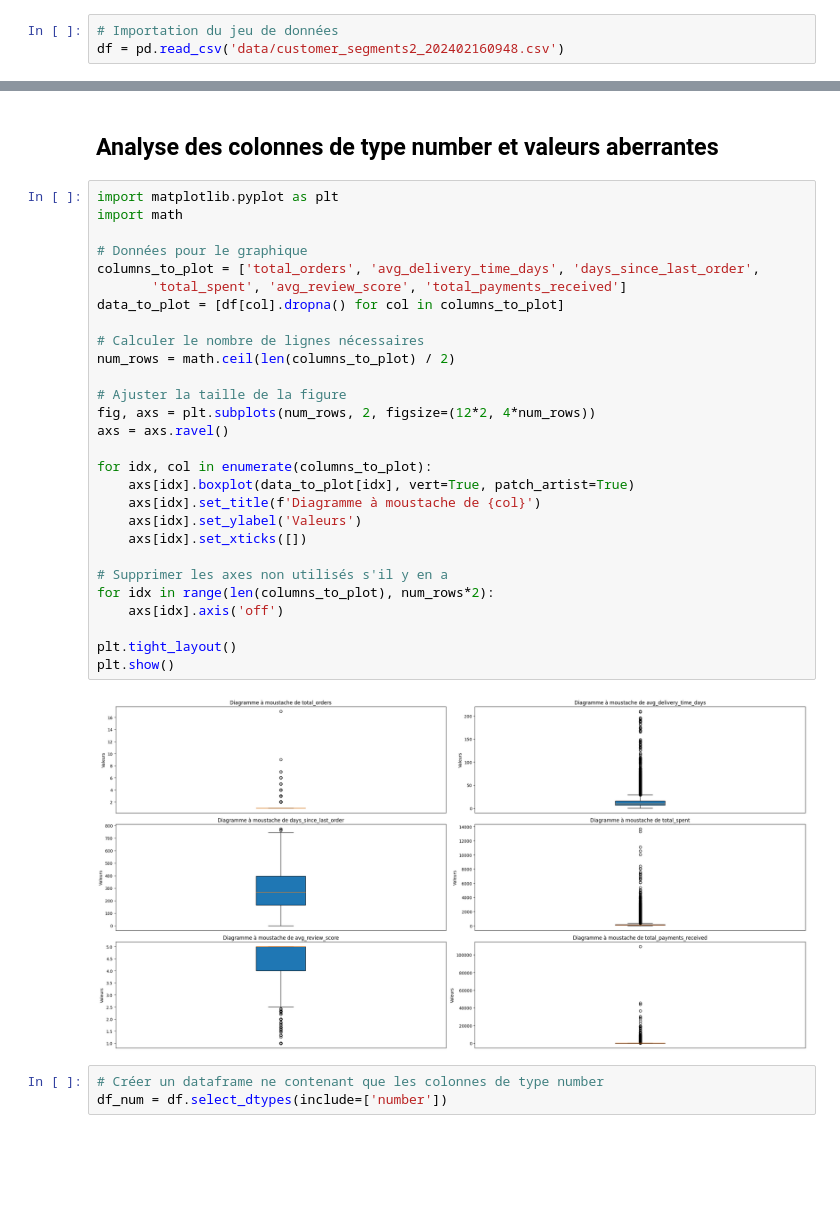
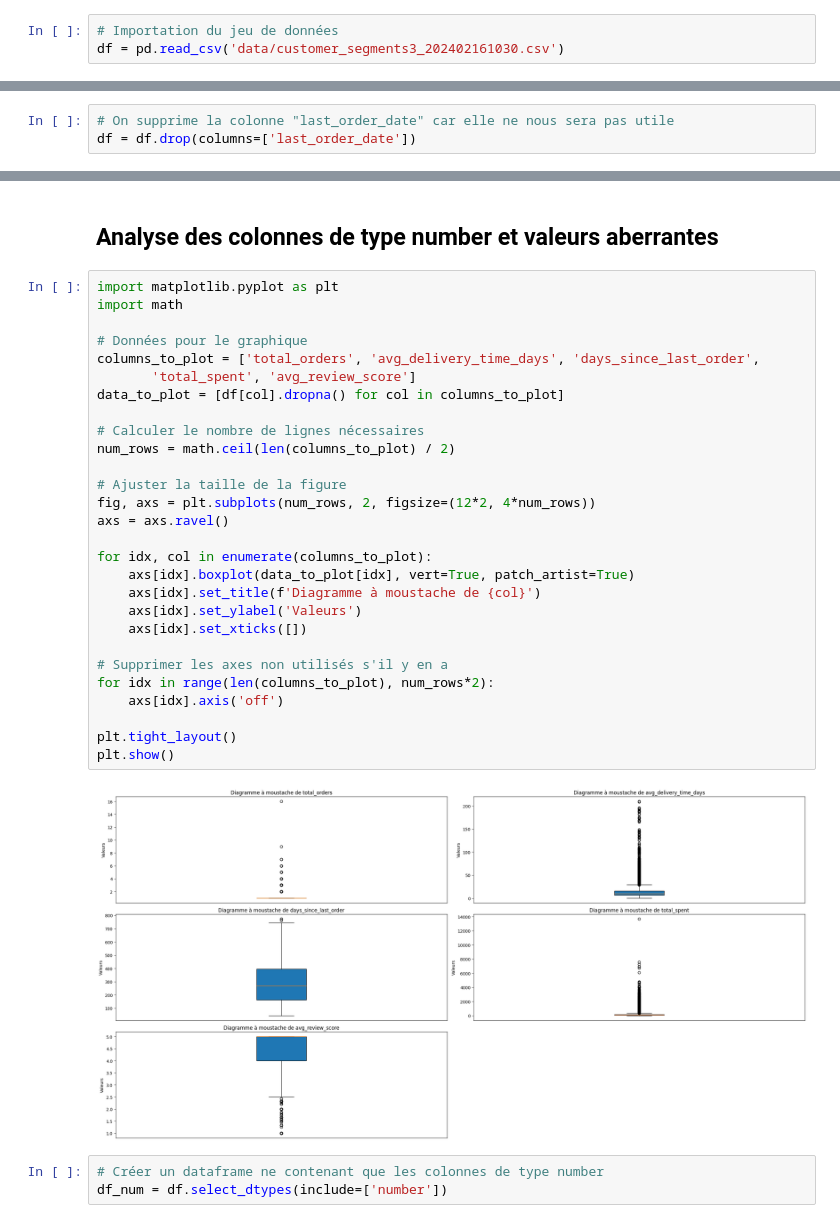
Before and after one commit to CharbonneauJean/OC-Projet4, a Jupyter notebook: analyse_exploratoire.ipynb, the cells around one changed output, grey strips where cells are left out. Drawn from its saved outputs; the diff is of its cells as text; blank space fills up the shorter version.

```diff
--- a/analyse_exploratoire.ipynb
+++ b/analyse_exploratoire.ipynb
@@ -12,7 +12,7 @@ import warnings
 warnings.filterwarnings("ignore")
 # %%
 # Importation du jeu de données
-df = pd.read_csv('data/customer_segments2_202402160948.csv')
+df = pd.read_csv('data/customer_segments3_202402161030.csv')
 # %%
 df.info()
 # %% [output]
@@ -44,3 +43,6 @@ DataAnalysis.show_columns_population(df, type='matrix')
+# %%
+# On supprime la colonne "last_order_date" car elle ne nous sera pas utile
+df = df.drop(columns=['last_order_date'])
 # %%
 df.describe()
 # %% [output]
@@ -65,33 +67,33 @@ Index(['total_orders', 'avg_delivery_time_days', 'days_since_last_order',
 # %%
 import matplotlib.pyplot as plt
 import math
 
 # Données pour le graphique
 columns_to_plot = ['total_orders', 'avg_delivery_time_days', 'days_since_last_order',
-       'total_spent', 'avg_review_score', 'total_payments_received']
+       'total_spent', 'avg_review_score']
 data_to_plot = [df[col].dropna() for col in columns_to_plot]
 
 # Calculer le nombre de lignes nécessaires
 num_rows = math.ceil(len(columns_to_plot) / 2)
 
 # Ajuster la taille de la figure
 fig, axs = plt.subplots(num_rows, 2, figsize=(12*2, 4*num_rows))
 axs = axs.ravel()
 
 for idx, col in enumerate(columns_to_plot):
     axs[idx].boxplot(data_to_plot[idx], vert=True, patch_artist=True)
     axs[idx].set_title(f'Diagramme à moustache de {col}')
     axs[idx].set_ylabel('Valeurs')
     axs[idx].set_xticks([])
 
 # Supprimer les axes non utilisés s'il y en a
 for idx in range(len(columns_to_plot), num_rows*2):
     axs[idx].axis('off')
 
 plt.tight_layout()
 plt.show()
 # %% [output]
-[figure, old version]
+[figure, new version]
 # %%
 # Créer un dataframe ne contenant que les colonnes de type number
 df_num = df.select_dtypes(include=['number'])
```
Also changed, not shown: parts of 9 cells of this notebook.
